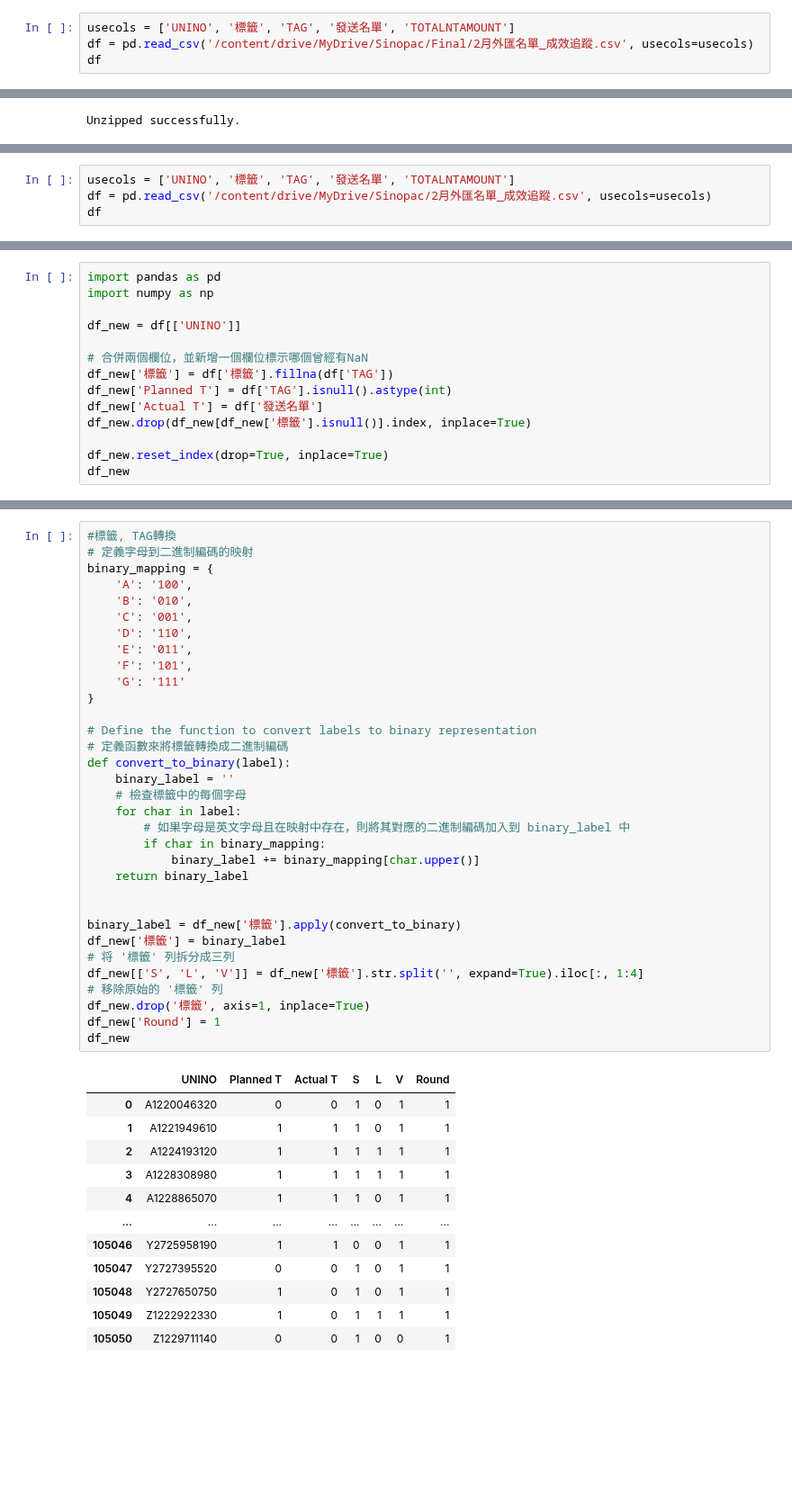
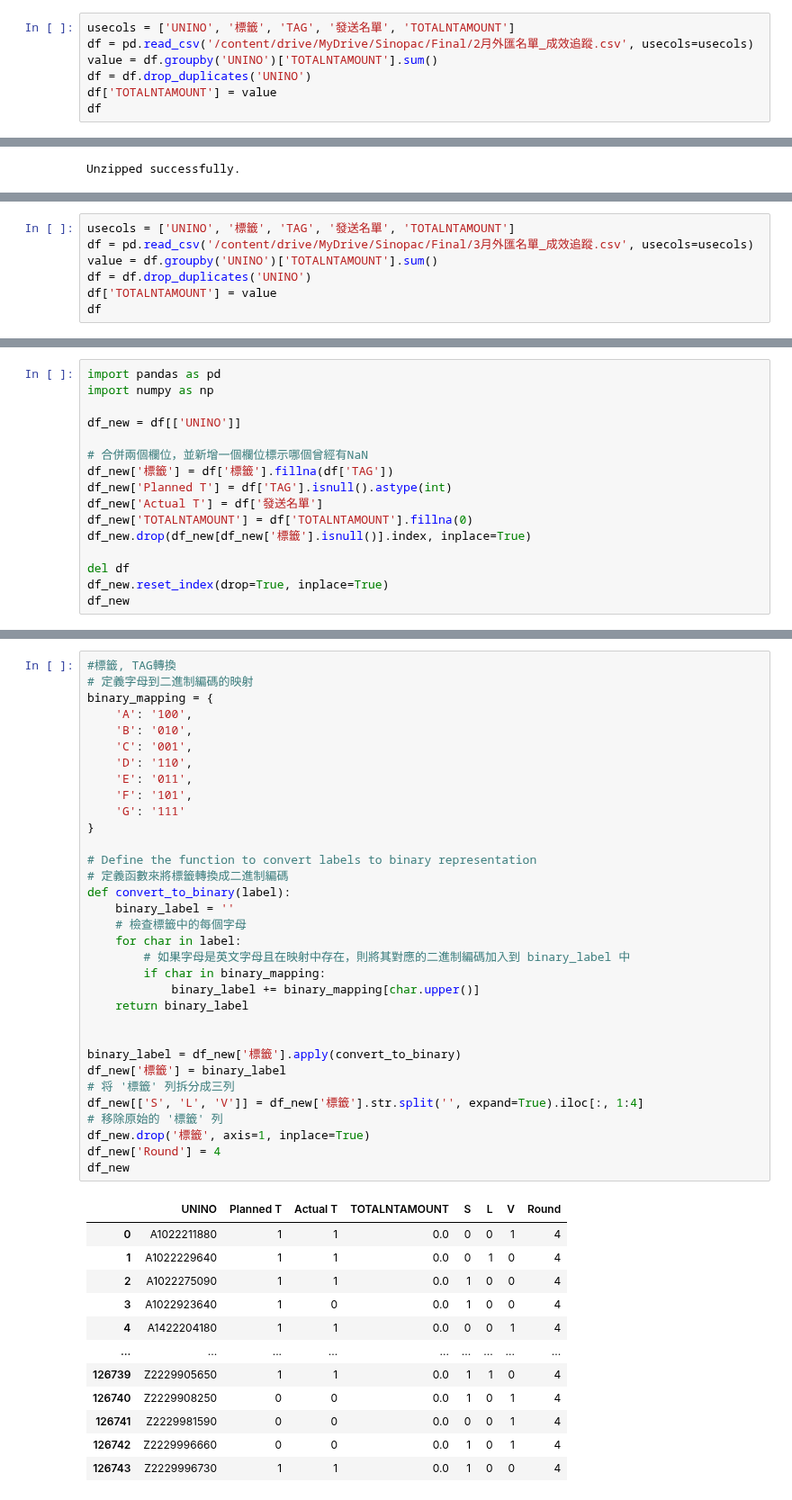
Before and after one commit to sssylvia0/Uplift_Model, a Jupyter notebook: Results.ipynb, the cells around one changed output, grey strips where cells are left out. Shown at 90% size. Saved outputs shown, nothing was run; the diff lists cells and outputs as text; blank space fills up the shorter version.

```diff
--- a/Results.ipynb
+++ b/Results.ipynb
@@ -427,5 +430,8 @@ Concat.to_csv('/content/drive/MyDrive/Sinopac/Results/Final_results.csv', index=
 # %%
 usecols = ['UNINO', '標籤', 'TAG', '發送名單', 'TOTALNTAMOUNT']
 df = pd.read_csv('/content/drive/MyDrive/Sinopac/Final/2月外匯名單_成效追蹤.csv', usecols=usecols)
+value = df.groupby('UNINO')['TOTALNTAMOUNT'].sum()
+df = df.drop_duplicates('UNINO')
+df['TOTALNTAMOUNT'] = value
 df
 # %% [output]
@@ -648,5 +656,8 @@ Concat.to_csv('/content/drive/MyDrive/Sinopac/Results/Final_results.csv', index=
 # %%
 usecols = ['UNINO', '標籤', 'TAG', '發送名單', 'TOTALNTAMOUNT']
-df = pd.read_csv('/content/drive/MyDrive/Sinopac/2月外匯名單_成效追蹤.csv', usecols=usecols)
+df = pd.read_csv('/content/drive/MyDrive/Sinopac/Final/3月外匯名單_成效追蹤.csv', usecols=usecols)
+value = df.groupby('UNINO')['TOTALNTAMOUNT'].sum()
+df = df.drop_duplicates('UNINO')
+df['TOTALNTAMOUNT'] = value
 df
 # %% [output]
@@ -673,8 +684,10 @@ df_new = df[['UNINO']]
 df_new['標籤'] = df['標籤'].fillna(df['TAG'])
 df_new['Planned T'] = df['TAG'].isnull().astype(int)
 df_new['Actual T'] = df['發送名單']
+df_new['TOTALNTAMOUNT'] = df['TOTALNTAMOUNT'].fillna(0)
 df_new.drop(df_new[df_new['標籤'].isnull()].index, inplace=True)
 
+del df
 df_new.reset_index(drop=True, inplace=True)
 df_new
 # %% [output]
@@ -707,43 +725,43 @@ See the caveats in the documentation: https://pandas.pydata.org/pandas-docs/stab
 binary_mapping = {
     'A': '100',
     'B': '010',
     'C': '001',
     'D': '110',
     'E': '011',
     'F': '101',
     'G': '111'
 }
 
 # Define the function to convert labels to binary representation
 # 定義函數來將標籤轉換成二進制編碼
 def convert_to_binary(label):
     binary_label = ''
     # 檢查標籤中的每個字母
     for char in label:
         # 如果字母是英文字母且在映射中存在，則將其對應的二進制編碼加入到 binary_label 中
         if char in binary_mapping:
             binary_label += binary_mapping[char.upper()]
     return binary_label
 
 
 binary_label = df_new['標籤'].apply(convert_to_binary)
 df_new['標籤'] = binary_label
 # 将 '標籤' 列拆分成三列
 df_new[['S', 'L', 'V']] = df_new['標籤'].str.split('', expand=True).iloc[:, 1:4]
 # 移除原始的 '標籤' 列
 df_new.drop('標籤', axis=1, inplace=True)
-df_new['Round'] = 1
+df_new['Round'] = 4
 df_new
 # %% [output]
-|  | UNINO | Planned T | Actual T | S | L | V | Round |
-| 0 | A1220046320 | 0 | 0 | 1 | 0 | 1 | 1 |
-| 1 | A1221949610 | 1 | 1 | 1 | 0 | 1 | 1 |
-| 2 | A1224193120 | 1 | 1 | 1 | 1 | 1 | 1 |
-| 3 | A1228308980 | 1 | 1 | 1 | 1 | 1 | 1 |
-| 4 | A1228865070 | 1 | 1 | 1 | 0 | 1 | 1 |
-| ... | ... | ... | ... | ... | ... | ... | ... |
-| 105046 | Y2725958190 | 1 | 1 | 0 | 0 | 1 | 1 |
-| 105047 | Y2727395520 | 0 | 0 | 1 | 0 | 1 | 1 |
-| 105048 | Y2727650750 | 1 | 0 | 1 | 0 | 1 | 1 |
-| 105049 | Z1222922330 | 1 | 0 | 1 | 1 | 1 | 1 |
-| 105050 | Z1229711140 | 0 | 0 | 1 | 0 | 0 | 1 |
+|  | UNINO | Planned T | Actual T | TOTALNTAMOUNT | S | L | V | Round |
+| 0 | A1022211880 | 1 | 1 | 0.0 | 0 | 0 | 1 | 4 |
+| 1 | A1022229640 | 1 | 1 | 0.0 | 0 | 1 | 0 | 4 |
+| 2 | A1022275090 | 1 | 1 | 0.0 | 1 | 0 | 0 | 4 |
+| 3 | A1022923640 | 1 | 0 | 0.0 | 1 | 0 | 0 | 4 |
+| 4 | A1422204180 | 1 | 1 | 0.0 | 0 | 0 | 1 | 4 |
+| ... | ... | ... | ... | ... | ... | ... | ... | ... |
+| 126739 | Z2229905650 | 1 | 1 | 0.0 | 1 | 1 | 0 | 4 |
+| 126740 | Z2229908250 | 0 | 0 | 0.0 | 1 | 0 | 1 | 4 |
+| 126741 | Z2229981590 | 0 | 0 | 0.0 | 0 | 0 | 1 | 4 |
+| 126742 | Z2229996660 | 0 | 0 | 0.0 | 1 | 0 | 1 | 4 |
+| 126743 | Z2229996730 | 1 | 1 | 0.0 | 1 | 0 | 0 | 4 |
```
Also changed, not shown: parts of 24 cells of this notebook.
